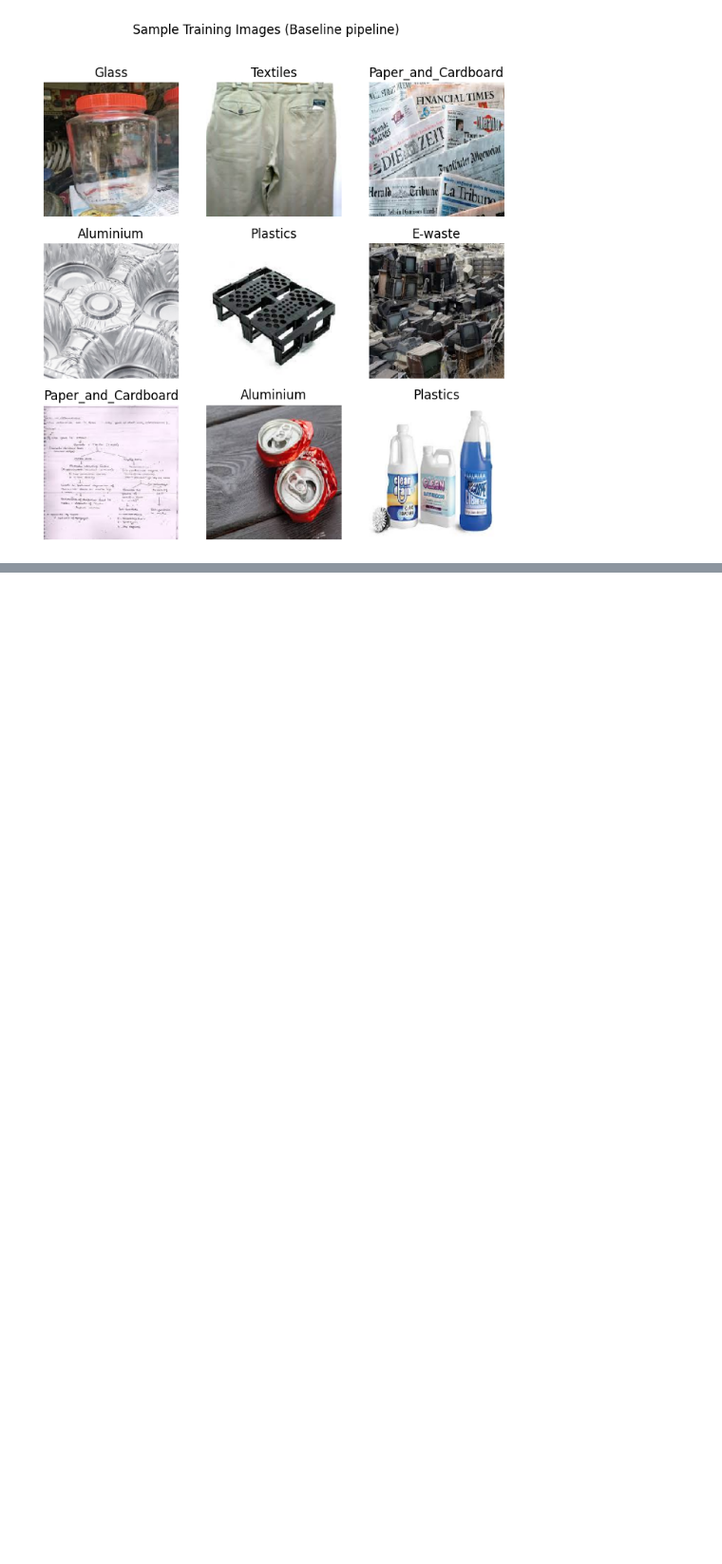
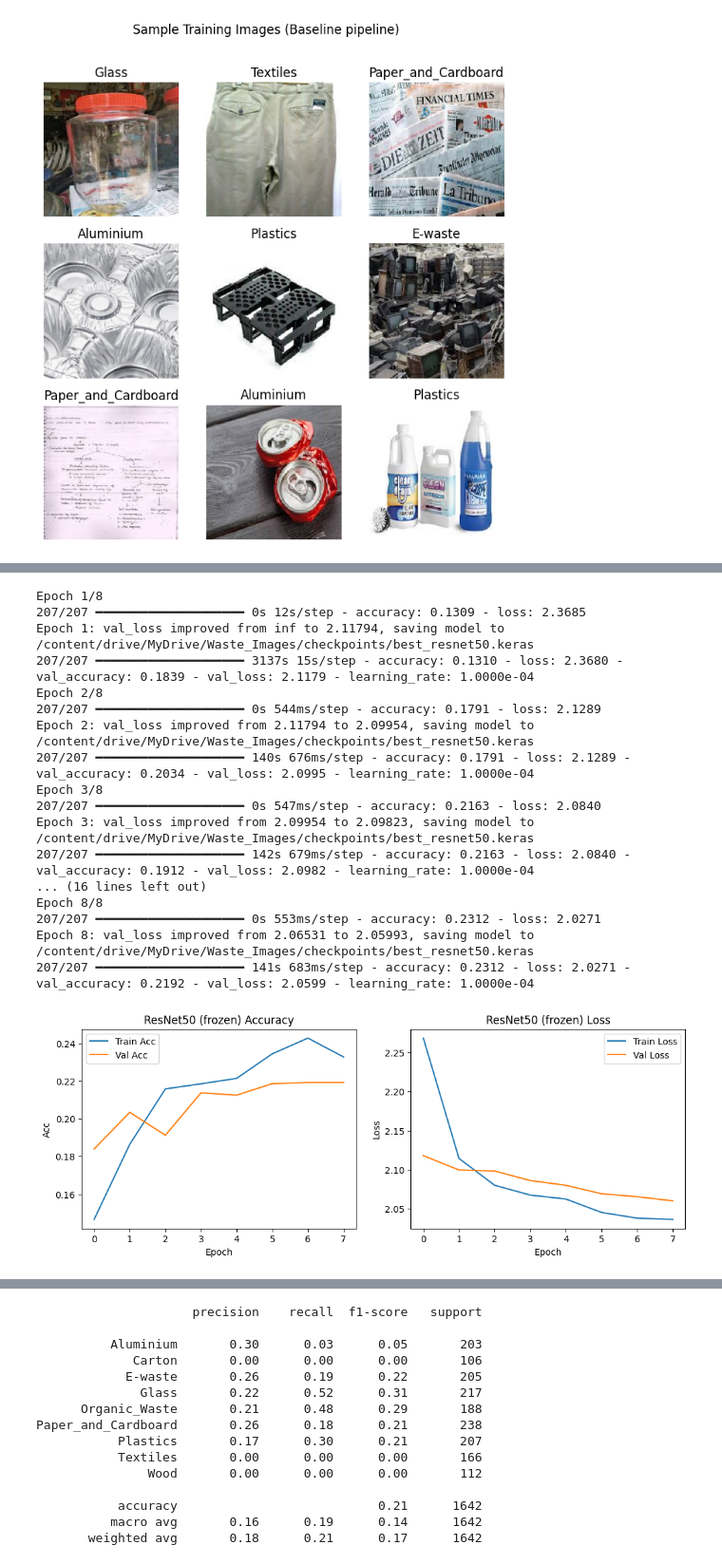
Before and after one commit to hasinduW/SE4050-waste-classification-4models, a Jupyter notebook: DL_Waste_Images.ipynb, the cells around one changed output, grey strips where cells are left out. Shown at 95% size. Cells and saved outputs as stored; diff of their text form; code cells hidden in the pictures; blank space fills up the shorter version.

```diff
--- a/DL_Waste_Images.ipynb
+++ b/DL_Waste_Images.ipynb
@@ -390,0 +388,39 @@ Paper_and_Cardboard       0.77      0.83      0.80       238
+# %%
+# STEP 9 -  MODEL 4 — ResNet50 (Transfer Learning)
+IMG_SIZE   = (224, 224)
+num_classes = 9 # Define num_classes
+base_resnet = ResNet50(weights='imagenet', include_top=False, input_shape=(*IMG_SIZE,3))
+for layer in base_resnet.layers:
+    layer.trainable = False
+
+resnet_model = Sequential([
+    base_resnet,
+    GlobalAveragePooling2D(),
+    Dense(256, activation='relu'),
+    Dropout(0.5),
+    Dense(num_classes, activation='softmax')
+])
+resnet_model.compile(optimizer=Adam(LR), loss='categorical_crossentropy', metrics=['accuracy'])
+hist_resnet = resnet_model.fit(train_aug, validation_data=val_aug, epochs=EPOCHS,
+                               callbacks=common_callbacks('resnet50'), verbose=1)
+plot_history(hist_resnet, "ResNet50 (frozen)")
+eval_and_report(resnet_model, val_aug, "ResNet50 (frozen)")
+# %% [output]
+Epoch 1/8
+207/207 ━━━━━━━━━━━━━━━━━━━━ 0s 12s/step - accuracy: 0.1309 - loss: 2.3685
+Epoch 1: val_loss improved from inf to 2.11794, saving model to /content/drive/MyDrive/Waste_Images/checkpoints/best_resnet50.keras
+207/207 ━━━━━━━━━━━━━━━━━━━━ 3137s 15s/step - accuracy: 0.1310 - loss: 2.3680 - val_accuracy: 0.1839 - val_loss: 2.1179 - learning_rate: 1.0000e-04
+Epoch 2/8
+207/207 ━━━━━━━━━━━━━━━━━━━━ 0s 544ms/step - accuracy: 0.1791 - loss: 2.1289
+Epoch 2: val_loss improved from 2.11794 to 2.09954, saving model to /content/drive/MyDrive/Waste_Images/checkpoints/best_resnet50.keras
+207/207 ━━━━━━━━━━━━━━━━━━━━ 140s 676ms/step - accuracy: 0.1791 - loss: 2.1289 - val_accuracy: 0.2034 - val_loss: 2.0995 - learning_rate: 1.0000e-04
+Epoch 3/8
+207/207 ━━━━━━━━━━━━━━━━━━━━ 0s 547ms/step - accuracy: 0.2163 - loss: 2.0840
+Epoch 3: val_loss improved from 2.09954 to 2.09823, saving model to /content/drive/MyDrive/Waste_Images/checkpoints/best_resnet50.keras
+207/207 ━━━━━━━━━━━━━━━━━━━━ 142s 679ms/step - accuracy: 0.2163 - loss: 2.0840 - val_accuracy: 0.1912 - val_loss: 2.0982 - learning_rate: 1.0000e-04
+... (16 lines left out)
+Epoch 8/8
+207/207 ━━━━━━━━━━━━━━━━━━━━ 0s 553ms/step - accuracy: 0.2312 - loss: 2.0271
+Epoch 8: val_loss improved from 2.06531 to 2.05993, saving model to /content/drive/MyDrive/Waste_Images/checkpoints/best_resnet50.keras
+207/207 ━━━━━━━━━━━━━━━━━━━━ 141s 683ms/step - accuracy: 0.2312 - loss: 2.0271 - val_accuracy: 0.2192 - val_loss: 2.0599 - learning_rate: 1.0000e-04
+[figure, added]
@@ -390,0 +429,15 @@ Paper_and_Cardboard       0.77      0.83      0.80       238
+                     precision    recall  f1-score   support
+
+          Aluminium       0.30      0.03      0.05       203
+             Carton       0.00      0.00      0.00       106
+            E-waste       0.26      0.19      0.22       205
+              Glass       0.22      0.52      0.31       217
+      Organic_Waste       0.21      0.48      0.29       188
+Paper_and_Cardboard       0.26      0.18      0.21       238
+           Plastics       0.17      0.30      0.21       207
+           Textiles       0.00      0.00      0.00       166
+               Wood       0.00      0.00      0.00       112
+
+           accuracy                           0.21      1642
+          macro avg       0.16      0.19      0.14      1642
+       weighted avg       0.18      0.21      0.17      1642
```
Also changed, not shown: parts of 11 cells of this notebook.
